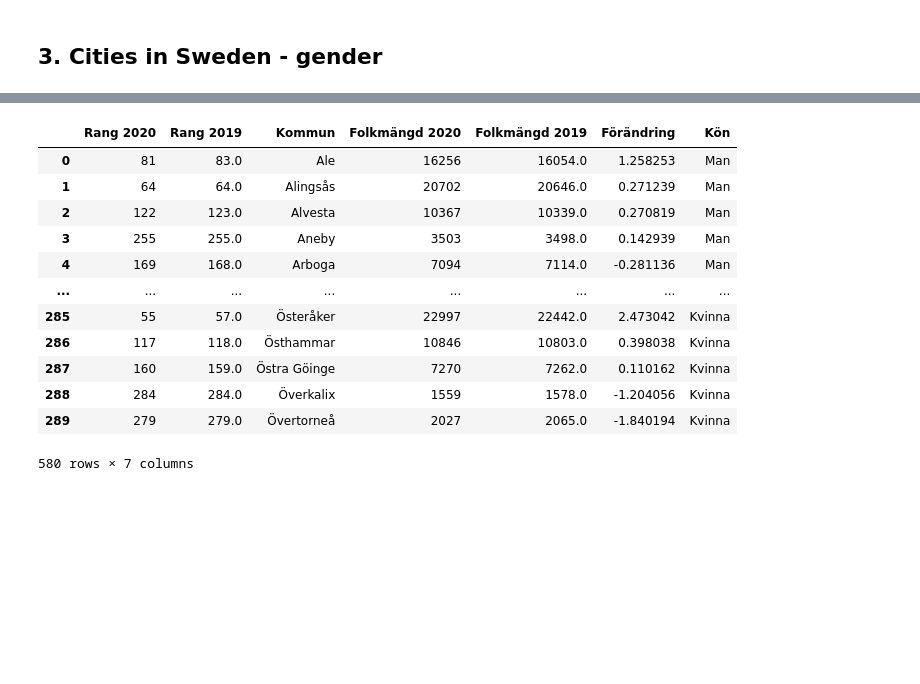
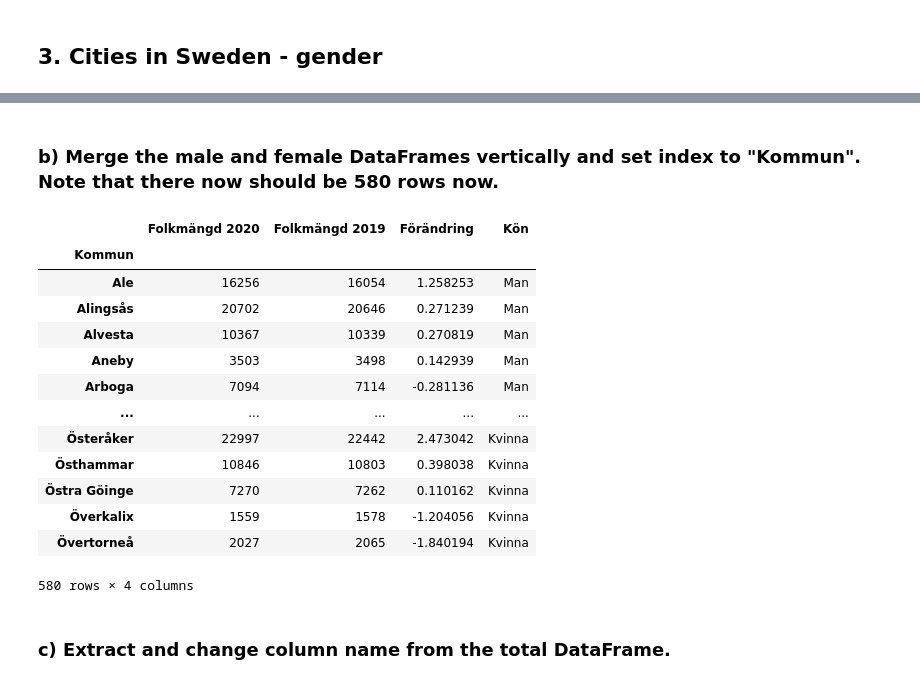
Before and after one commit to Anna-MariaSjolund/Data-Handling-Anna-MariaSjolund, a Jupyter notebook: Exercises/week1_00.ipynb, the cells around one changed output, grey strips where cells are left out. Cells and saved outputs as stored; diff of their text form; code cells hidden in the pictures; blank space fills up the shorter version.

```diff
--- a/Exercises/week1_00.ipynb
+++ b/Exercises/week1_00.ipynb
@@ -90,6 +106,8 @@ def clean(datafile):
     datafile = datafile.rename({"Unnamed: 0":"Rang 2020", "Unnamed: 1":"Rang 2019", "Unnamed: 2":"Kommun", "Unnamed: 3":"Folkmängd 2020", "Unnamed: 4":"Folkmängd 2019", "Unnamed: 5":"Förändring"}, axis="columns")
     datafile = datafile.iloc[6:]
     datafile = datafile.reset_index(drop=True)
+    datafile["Rang 2019"] = datafile["Rang 2019"].astype(int)
+    datafile["Folkmängd 2019"] = datafile["Folkmängd 2019"].astype(int)
     return datafile
 # %%
 cities = clean(cities)
@@ -193,18 +254,23 @@ print(cities_m.head())
+# %% [markdown]
+### b) Merge the male and female DataFrames vertically and set index to "Kommun". Note that there now should be 580 rows now.
 # %%
 #Merge the data
 cities_full = cities_m.append(cities_f)
+cities_full = cities_full.drop(cities_full.columns[:2], axis=1)
+cities_full = cities_full.set_index("Kommun")
 cities_full
 # %% [output]
-|  | Rang 2020 | Rang 2019 | Kommun | Folkmängd 2020 | Folkmängd 2019 | Förändring | Kön |
-| 0 | 81 | 83.0 | Ale | 16256 | 16054.0 | 1.258253 | Man |
-| 1 | 64 | 64.0 | Alingsås | 20702 | 20646.0 | 0.271239 | Man |
-| 2 | 122 | 123.0 | Alvesta | 10367 | 10339.0 | 0.270819 | Man |
-| 3 | 255 | 255.0 | Aneby | 3503 | 3498.0 | 0.142939 | Man |
-| 4 | 169 | 168.0 | Arboga | 7094 | 7114.0 | -0.281136 | Man |
-| ... | ... | ... | ... | ... | ... | ... | ... |
-| 285 | 55 | 57.0 | Österåker | 22997 | 22442.0 | 2.473042 | Kvinna |
-| 286 | 117 | 118.0 | Östhammar | 10846 | 10803.0 | 0.398038 | Kvinna |
-| 287 | 160 | 159.0 | Östra Göinge | 7270 | 7262.0 | 0.110162 | Kvinna |
-| 288 | 284 | 284.0 | Överkalix | 1559 | 1578.0 | -1.204056 | Kvinna |
-| 289 | 279 | 279.0 | Övertorneå | 2027 | 2065.0 | -1.840194 | Kvinna |
+|  | Folkmängd 2020 | Folkmängd 2019 | Förändring | Kön |
+| Kommun |  |  |  |  |
+| Ale | 16256 | 16054 | 1.258253 | Man |
+| Alingsås | 20702 | 20646 | 0.271239 | Man |
+| Alvesta | 10367 | 10339 | 0.270819 | Man |
+| Aneby | 3503 | 3498 | 0.142939 | Man |
+| Arboga | 7094 | 7114 | -0.281136 | Man |
+| ... | ... | ... | ... | ... |
+| Österåker | 22997 | 22442 | 2.473042 | Kvinna |
+| Östhammar | 10846 | 10803 | 0.398038 | Kvinna |
+| Östra Göinge | 7270 | 7262 | 0.110162 | Kvinna |
+| Överkalix | 1559 | 1578 | -1.204056 | Kvinna |
+| Övertorneå | 2027 | 2065 | -1.840194 | Kvinna |
-580 rows × 7 columns
+580 rows × 4 columns
@@ -212,0 +277,2 @@ total =
+# %% [markdown]
+### c) Extract and change column name from the total DataFrame.
```
Also changed, not shown: parts of 45 cells of this notebook.
